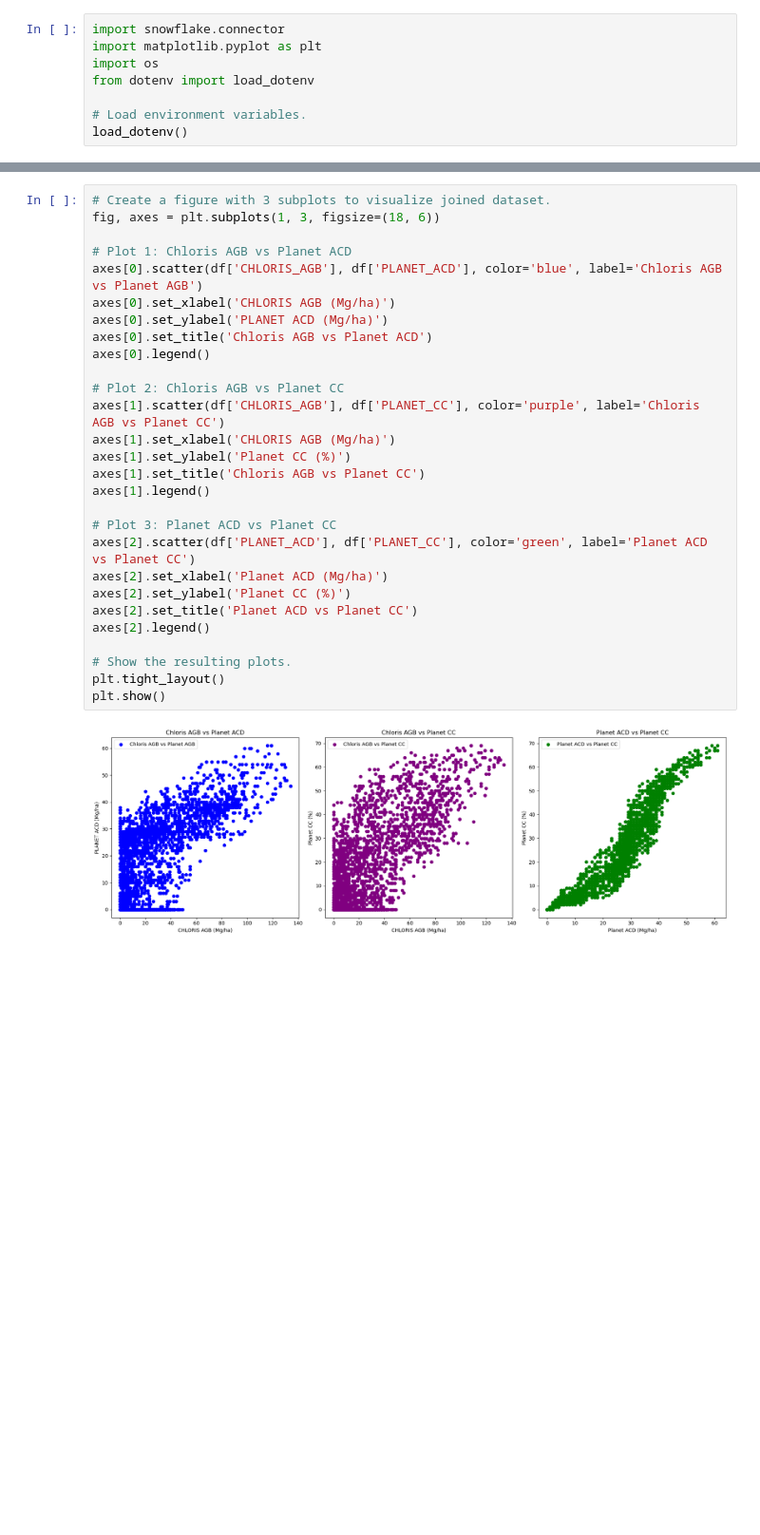
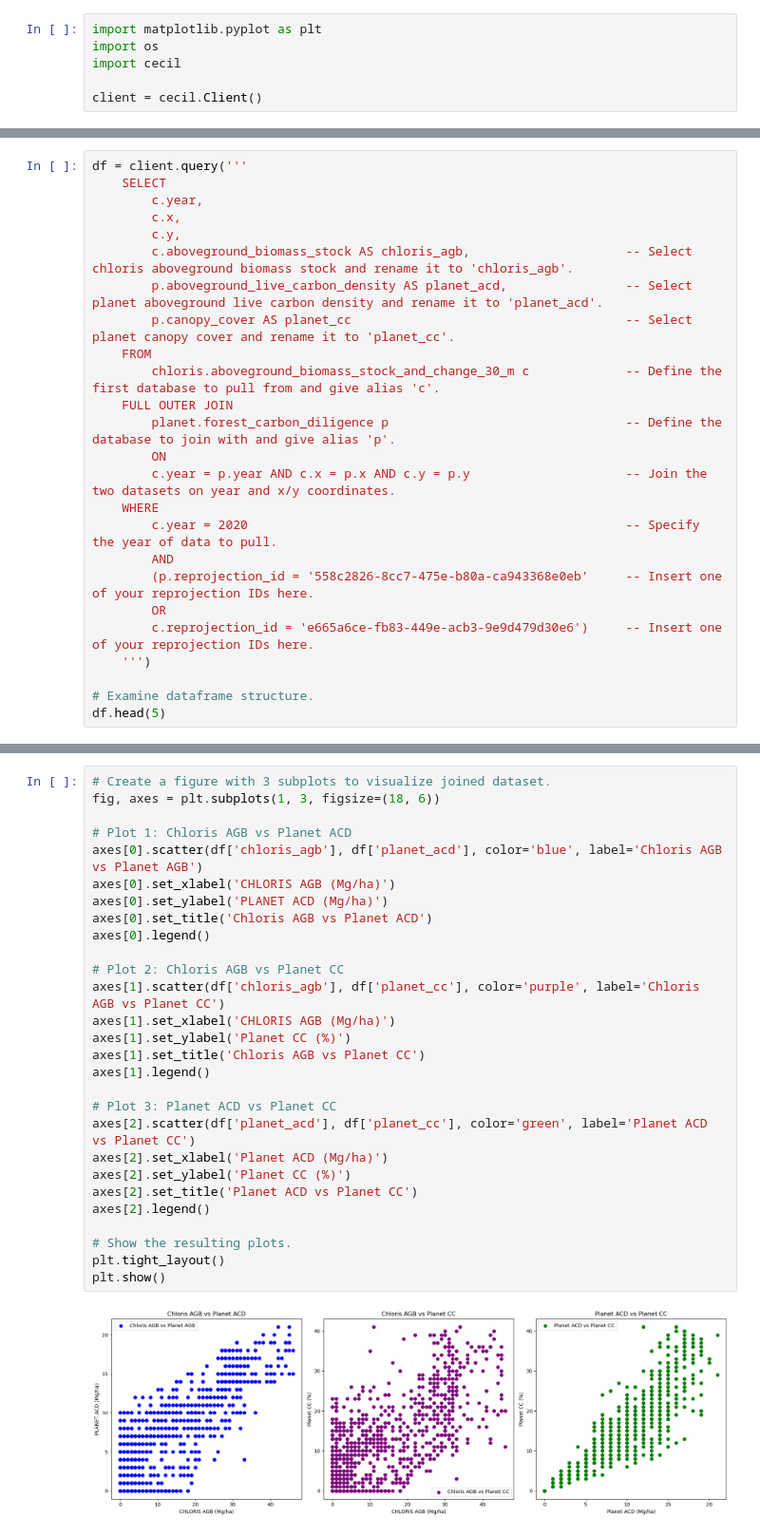
Before and after one commit to sabinenix/cecil-code-examples, a Jupyter notebook: join-datasets/join-datasets.ipynb, the cells around one changed output, grey strips where cells are left out. Shown at 95% size. Saved outputs shown, nothing was run; the diff lists cells and outputs as text; blank space fills up the shorter version.

Commit message:
Update join-datasets

```diff
--- a/join-datasets/join-datasets.ipynb
+++ b/join-datasets/join-datasets.ipynb
@@ -6,8 +6,6 @@ Access the data for Chloris and Planet, rename the columns, and join variables f
 # %%
-import snowflake.connector
 import matplotlib.pyplot as plt
 import os
-from dotenv import load_dotenv
+import cecil
 
-# Load environment variables.
-load_dotenv()
+client = cecil.Client()
@@ -92,0 +48,25 @@ df.head(10)
+# %%
+df = client.query('''
+    SELECT
+        c.year,
+        c.x,
+        c.y,
+        c.aboveground_biomass_stock AS chloris_agb,                     -- Select chloris aboveground biomass stock and rename it to 'chloris_agb'.
+        p.aboveground_live_carbon_density AS planet_acd,                -- Select planet aboveground live carbon density and rename it to 'planet_acd'.
+        p.canopy_cover AS planet_cc                                     -- Select planet canopy cover and rename it to 'planet_cc'.
+    FROM
+        chloris.aboveground_biomass_stock_and_change_30_m c             -- Define the first database to pull from and give alias 'c'.
+    FULL OUTER JOIN
+        planet.forest_carbon_diligence p                                -- Define the database to join with and give alias 'p'.
+        ON
+        c.year = p.year AND c.x = p.x AND c.y = p.y                     -- Join the two datasets on year and x/y coordinates.
+    WHERE
+        c.year = 2020                                                   -- Specify the year of data to pull.
+        AND
+        (p.reprojection_id = '558c2826-8cc7-475e-b80a-ca943368e0eb'     -- Insert one of your reprojection IDs here.
+        OR
+        c.reprojection_id = 'e665a6ce-fb83-449e-acb3-9e9d479d30e6')     -- Insert one of your reprojection IDs here.
+    ''')
+
+# Examine dataframe structure.
+df.head(5)
@@ -95,30 +83,30 @@ df.head(10)
 # %%
 # Create a figure with 3 subplots to visualize joined dataset.
 fig, axes = plt.subplots(1, 3, figsize=(18, 6))
 
 # Plot 1: Chloris AGB vs Planet ACD
-axes[0].scatter(df['CHLORIS_AGB'], df['PLANET_ACD'], color='blue', label='Chloris AGB vs Planet AGB')
+axes[0].scatter(df['chloris_agb'], df['planet_acd'], color='blue', label='Chloris AGB vs Planet AGB')
 axes[0].set_xlabel('CHLORIS AGB (Mg/ha)')
 axes[0].set_ylabel('PLANET ACD (Mg/ha)')
 axes[0].set_title('Chloris AGB vs Planet ACD')
 axes[0].legend()
 
 # Plot 2: Chloris AGB vs Planet CC
-axes[1].scatter(df['CHLORIS_AGB'], df['PLANET_CC'], color='purple', label='Chloris AGB vs Planet CC')
+axes[1].scatter(df['chloris_agb'], df['planet_cc'], color='purple', label='Chloris AGB vs Planet CC')
 axes[1].set_xlabel('CHLORIS AGB (Mg/ha)')
 axes[1].set_ylabel('Planet CC (%)')
 axes[1].set_title('Chloris AGB vs Planet CC')
 axes[1].legend()
 
 # Plot 3: Planet ACD vs Planet CC
-axes[2].scatter(df['PLANET_ACD'], df['PLANET_CC'], color='green', label='Planet ACD vs Planet CC')
+axes[2].scatter(df['planet_acd'], df['planet_cc'], color='green', label='Planet ACD vs Planet CC')
 axes[2].set_xlabel('Planet ACD (Mg/ha)')
 axes[2].set_ylabel('Planet CC (%)')
 axes[2].set_title('Planet ACD vs Planet CC')
 axes[2].legend()
 
 # Show the resulting plots.
 plt.tight_layout()
 plt.show()
 # %% [output]
-[figure, old version]
+[figure, new version]
```
Also changed, not shown: parts of 7 cells of this notebook, 2 other files.
